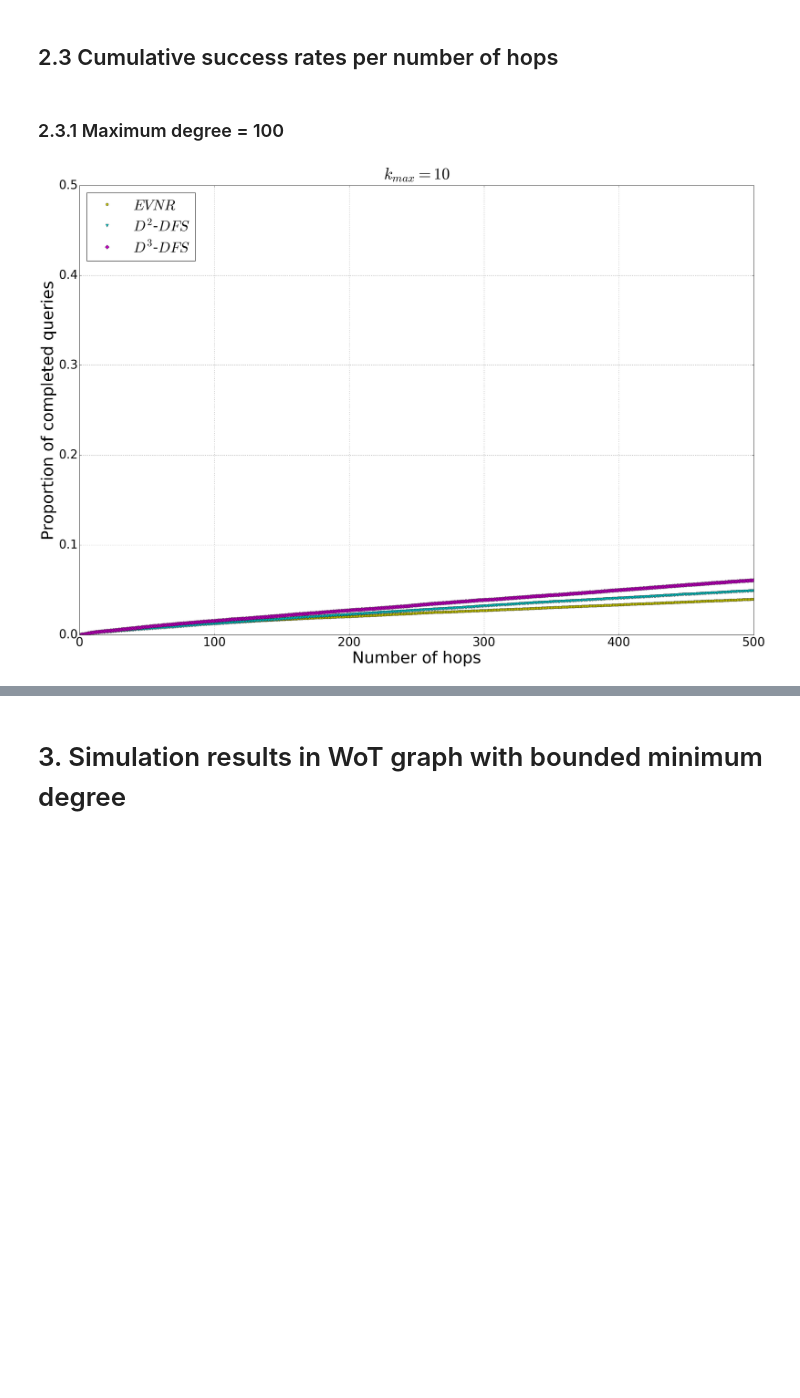
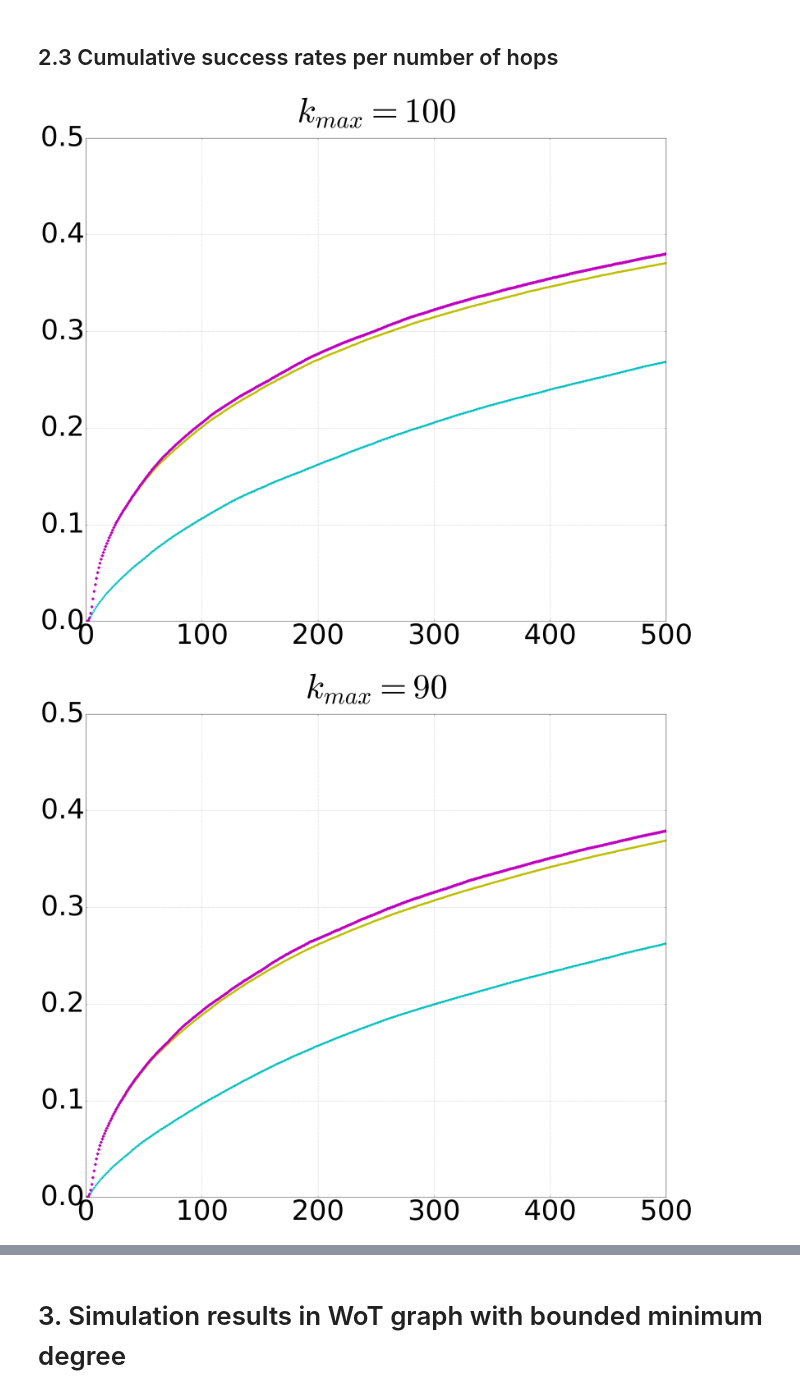
Before and after one commit to akiratk0355/navigable-network-analysis, a Jupyter notebook: wot_routing_simulations.ipynb, the cells around one changed output, grey strips where cells are left out. Saved outputs shown, nothing was run; the diff lists cells and outputs as text; code cells hidden in the pictures; blank space fills up the shorter version.

```diff
--- a/wot_routing_simulations.ipynb
+++ b/wot_routing_simulations.ipynb
@@ -15,9 +15,9 @@ import matplotlib.pyplot as plt
 logger = logging.getLogger('main')
 logging.basicConfig(level=logging.INFO, stream=sys.stderr)
 plt.rcParams["figure.figsize"] = (30,20)
-plt.rcParams["axes.titlesize"] = 40
-plt.rcParams["axes.labelsize"] = 40
-plt.rcParams["font.size"] = 30
+plt.rcParams["axes.titlesize"] = 60
+plt.rcParams["axes.labelsize"] = 50
+plt.rcParams["font.size"] = 50
 plt.rcParams["legend.numpoints"] = 1
 plt.rcParams["lines.markersize"] = 10
 # %% [markdown]
@@ -156,37 +155,40 @@ plt.show()
 # %% [markdown]
 ## 2.3 Cumulative success rates per number of hops
-# %% [markdown]
-### 2.3.1 Maximum degree = 100
 # %%
-maxdeg = 10
-evnr_hist = np.sort(np.genfromtxt("data/stats/EVNR_hist_%dclip.csv" % maxdeg, delimiter=',',
-                    dtype=[('hop','i8'),
-                           ('succ', 'f8')]),
-              order='hop')
-d2dfs_hist = np.sort(np.genfromtxt("data/stats/D2DFS_hist_%dclip.csv" % maxdeg, delimiter=',',
-                    dtype=[('hop','i8'),
-                           ('succ', 'f8')]),
-              order='hop')
-d3dfs_hist = np.sort(np.genfromtxt("data/stats/D3DFS_hist_%dclip.csv" % maxdeg, delimiter=',',
-                    dtype=[('hop','i8'),
-                           ('succ', 'f8')]),
-              order='hop')
-histlist = [evnr_hist, d2dfs_hist, d3dfs_hist]
-for h in histlist:
-    pre = 0
-    for i, succ in enumerate(h['succ']):
-        h['succ'][i] = pre = pre + h['succ'][i]
-plt.plot(evnr_hist['hop'], evnr_hist['succ'], 'yh', label='$EVNR$', markersize=7)
-plt.plot(d2dfs_hist['hop'], d2dfs_hist['succ'], 'cv', label='$D^2$-$DFS$', markersize=7)
-plt.plot(d3dfs_hist['hop'], d3dfs_hist['succ'], 'mD', label='$D^3$-$DFS$', markersize=7)
-plt.grid(True)
-plt.plot()
-plt.title("$k_{max}=%d$" % maxdeg, y=1.01)
-plt.xlabel("Number of hops")
-plt.ylabel("Proportion of completed queries")
-plt.ylim(0,0.5)
-plt.legend(loc='upper left')
-plt.savefig("fig/cml_%dclip.eps" % maxdeg)
-plt.show()
+maxdeg = 100
+plt.rcParams["figure.figsize"] = (30,25)
+while maxdeg > 0:
+    evnr_hist = np.sort(np.genfromtxt("data/stats/EVNR_hist_%dclip.csv" % maxdeg, delimiter=',',
+                        dtype=[('hop','i8'),
+                               ('succ', 'f8')]),
+                  order='hop')
+    d2dfs_hist = np.sort(np.genfromtxt("data/stats/D2DFS_hist_%dclip.csv" % maxdeg, delimiter=',',
+                        dtype=[('hop','i8'),
+                               ('succ', 'f8')]),
+                  order='hop')
+    d3dfs_hist = np.sort(np.genfromtxt("data/stats/D3DFS_hist_%dclip.csv" % maxdeg, delimiter=',',
+                        dtype=[('hop','i8'),
+                               ('succ', 'f8')]),
+                  order='hop')
+    histlist = [evnr_hist, d2dfs_hist, d3dfs_hist]
+    for h in histlist:
+        pre = 0
+        for i, succ in enumerate(h['succ']):
+            h['succ'][i] = pre = pre + h['succ'][i]
+    plt.plot(evnr_hist['hop'], evnr_hist['succ'], 'yh', label='$EVNR$', markersize=7, markeredgewidth=0.0)
+    plt.plot(d2dfs_hist['hop'], d2dfs_hist['succ'], 'cv', label='$D^2$-$DFS$', markersize=7, markeredgewidth=0.0)
+    plt.plot(d3dfs_hist['hop'], d3dfs_hist['succ'], 'mD', label='$D^3$-$DFS$', markersize=7, markeredgewidth=0.0)
+    plt.grid(True)
+    plt.plot()
+    plt.title("$k_{max}=%d$" % maxdeg, y=1.03, fontsize=100)
+    #plt.xlabel("$k_{max}=%d$" % maxdeg)
+    #plt.ylabel("Proportion of completed queries")
+    plt.ylim(0,0.5)
+    plt.tick_params(labelsize=80)
+    #plt.legend(loc='upper left')
+    plt.savefig("fig/cml_%dclip.eps" % maxdeg)
+    plt.show()
+    maxdeg -= 10
 # %% [output]
-[figure, old version]
+[figure, new version]
+[figure, added]
```
Also changed, not shown: parts of 5 cells of this notebook.
